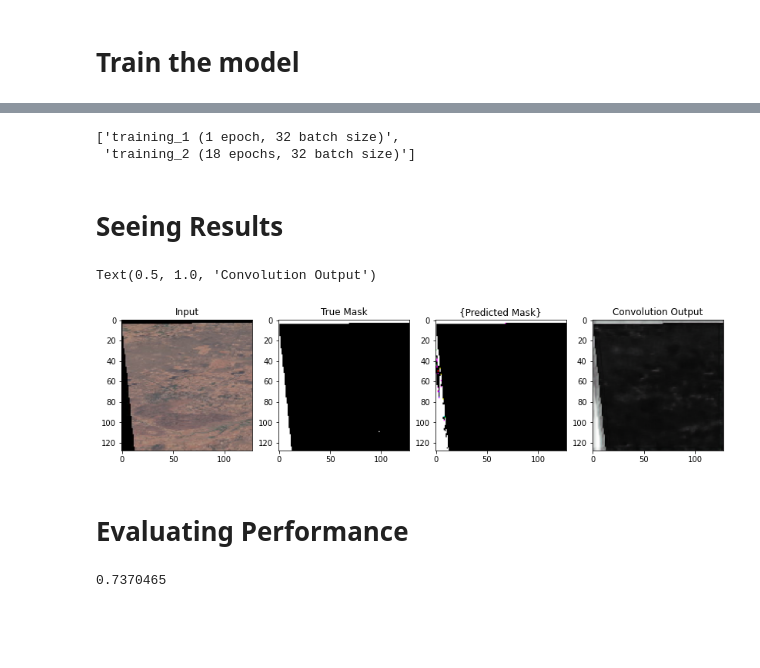
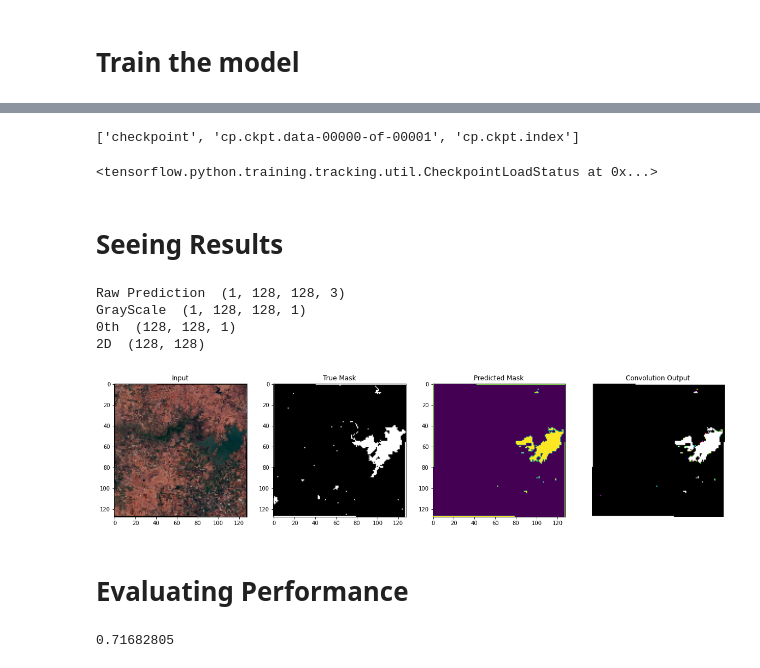
Before and after one commit to Aadit3003/u-nets-implementation, a Jupyter notebook: Kaggle version.ipynb, the cells around one changed output, grey strips where cells are left out. Drawn from its saved outputs; the diff is of its cells as text; code cells hidden in the pictures; blank space fills up the shorter version.

```diff
--- a/Kaggle version.ipynb
+++ b/Kaggle version.ipynb
@@ -164,7 +164,7 @@ model.compile(optimizer = 'adam',
 # %%
 epochs = 30
 # %%
-checkpoint_path = "C:/Users/aadit/Google Drive (f20190077@pilani.bits-pilani.ac.in)/Personal Projects/U Nets/Trained Models/cp.ckpt"
+checkpoint_path = "C:/Users/aadit/Google Drive (f20190077@pilani.bits-pilani.ac.in)/Personal Projects/U Nets/Trained Models/training_2 (18 epochs, 32 batch size)/cp.ckpt"
 checkpoint_dir = os.path.dirname(checkpoint_path)
 
 cp_callback = tf.keras.callbacks.ModelCheckpoint(filepath=checkpoint_path,
@@ -175,4 +175,4 @@ early_stopping = tf.keras.callbacks.EarlyStopping(monitor='val_loss', patience=5
 
 lr_reduce = tf.keras.callbacks.ReduceLROnPlateau(monitor='val_loss', factor=0.3, patience=3, verbose=1)
 # %%
-model.fit(train_dataset, validation_data=validation_dataset, epochs=epochs, callbacks=[cp_callback, early_stopping, lr_reduce])
+# model.fit(train_dataset, validation_data=validation_dataset, epochs=epochs, callbacks=[cp_callback, early_stopping, lr_reduce])
@@ -198,47 +179,60 @@ KeyboardInterrupt:
 # %%
 os.listdir(checkpoint_dir)
 # %% [output]
-['training_1 (1 epoch, 32 batch size)',
- 'training_2 (18 epochs, 32 batch size)']
+['checkpoint', 'cp.ckpt.data-00000-of-00001', 'cp.ckpt.index']
 # %%
-# model.load_weights(checkpoint_path)
+model.load_weights(checkpoint_path)
+# %% [output]
+<tensorflow.python.training.tracking.util.CheckpointLoadStatus at 0x...>
 # %% [markdown]
 # Seeing Results
 # %%
 n = 1
 examples = test_dataset.take(n)
-i, m, p, pred = None, None, None, None
+i, m, p, pred, p_2D = None, None, None, None, None
 
 threshold = 0.5
 
 for (image, mask) in examples:
     i = image
     m = mask
     p_raw = model.predict(image)
     p = p_raw[0]
     pred = tf.where(p>threshold, 255, 0)
-#     print("Raw Prediction ",p_raw.shape)
-#     p_gray = tf.image.rgb_to_grayscale(p_raw)
-#     print("GrayScale ",p_gray.shape)
-#     p_zero = p_gray[0]
-#     print("0th ",p_zero.shape)
-#     p_2D = tf.reshape(p_zero, [p_zero.shape[0], p_zero.shape[1]])
-#     print("2D ",p_2D.shape)
+    print("Raw Prediction ",p_raw.shape)
+    p_gray = tf.image.rgb_to_grayscale(p_raw)
+    print("GrayScale ",p_gray.shape)
+    p_zero = p_gray[0]
+    print("0th ",p_zero.shape)
+    p_2D = tf.reshape(p_zero, [p_zero.shape[0], p_zero.shape[1]])
+    p_2D = tf.where(p_2D>threshold, 255, 0)
+    print("2D ",p_2D.shape)
 
+# print(m[0].shape)
+# m = m[0]
+# print(m.shape)
+# m = tf.image.rgb_to_grayscale(m)
+# m = tf.reshape(m, [m.shape[0], m.shape[1]])
+# print(m.shape)
+# m = tf.reshape(m, [m.shape[0], m.shape[1]])
 
-
-fig, axs = plt.subplots(1, 4, figsize = (14, 7*n))
+fig, axs = plt.subplots(1, 4, figsize = (20, 10*n))
 axs[0].imshow(i[0])
 axs[0].set_title("Input")
 axs[1].imshow(m[0])
 axs[1].set_title("True Mask")
-axs[2].imshow(pred)
+axs[2].imshow(p_2D)
 axs[2].set_title("Predicted Mask")
-axs[3].imshow(p)
+axs[3].imshow(pred)
 axs[3].set_title("Convolution Output")
+plt.axis('off')
+plt.show()
 # %% [output]
-Text(0.5, 1.0, 'Convolution Output')
+Raw Prediction  (1, 128, 128, 3)
+GrayScale  (1, 128, 128, 1)
+0th  (128, 128, 1)
+2D  (128, 128)
-[figure, old version]
+[figure, new version]
 # %% [markdown]
 # Evaluating Performance
 # %%
@@ -250,4 +244,4 @@ for ele in test_dataset.take(test_set_size):
     meanIoU.update_state(y_true[0], prediction)
 print(meanIoU.result().numpy())
 # %% [output]
-0.7370465
+0.71682805
```
Also changed, not shown: parts of 4 cells of this notebook, 1 other file.
